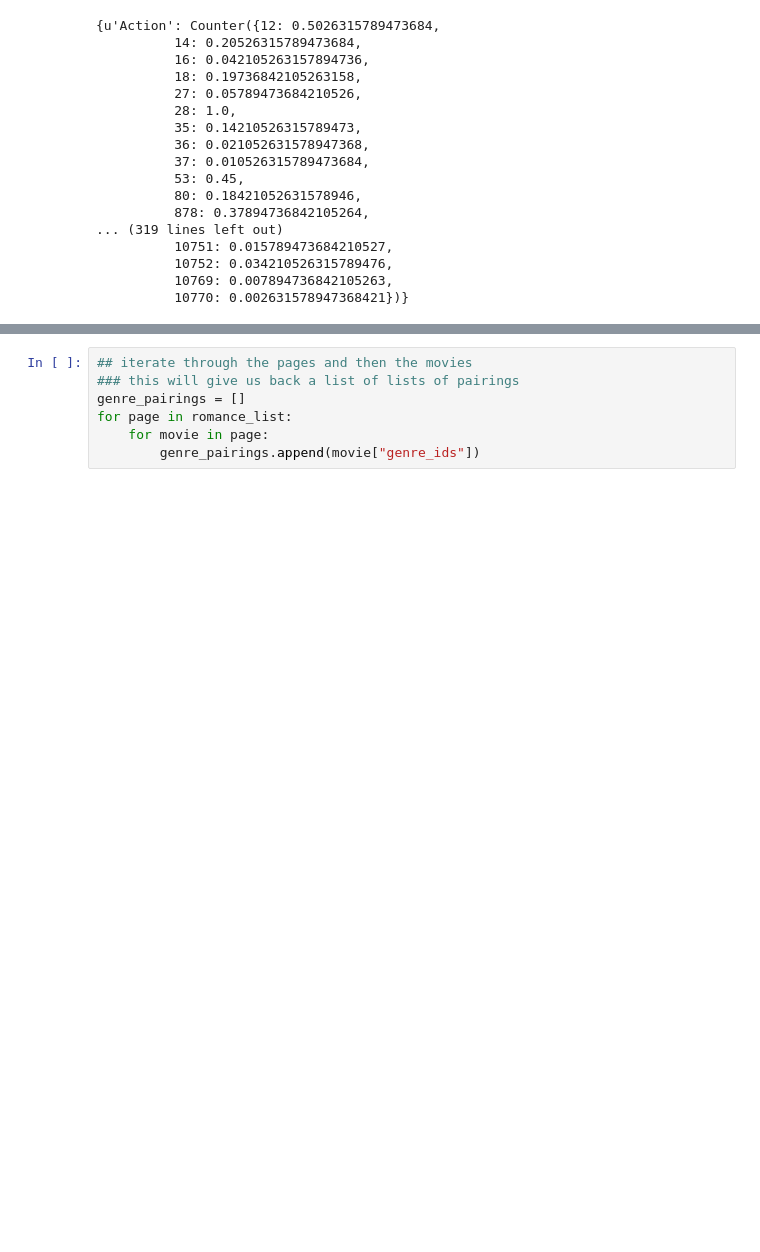
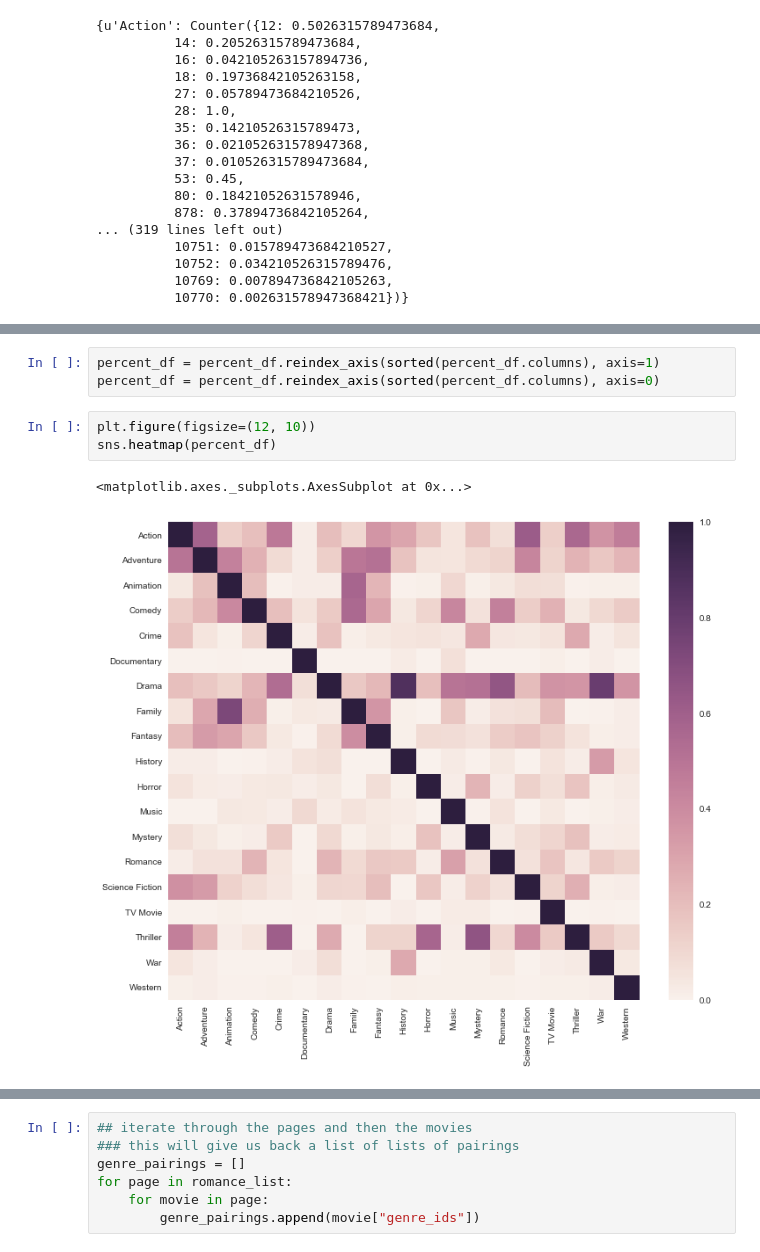
Before and after one commit to noahyonack/cs109b_final, a Jupyter notebook: FinalProject.ipynb, the cells around one changed output, grey strips where cells are left out. Cells and saved outputs as stored; diff of their text form; blank space fills up the shorter version.

```diff
--- a/FinalProject.ipynb
+++ b/FinalProject.ipynb
@@ -427,0 +429,9 @@ percent_df
+# %%
+percent_df = percent_df.reindex_axis(sorted(percent_df.columns), axis=1)
+percent_df = percent_df.reindex_axis(sorted(percent_df.columns), axis=0)
+# %%
+plt.figure(figsize=(12, 10))
+sns.heatmap(percent_df)
+# %% [output]
+<matplotlib.axes._subplots.AxesSubplot at 0x...>
+[figure, added]
```
Also changed, not shown: parts of 11 cells of this notebook, 1 other file.
